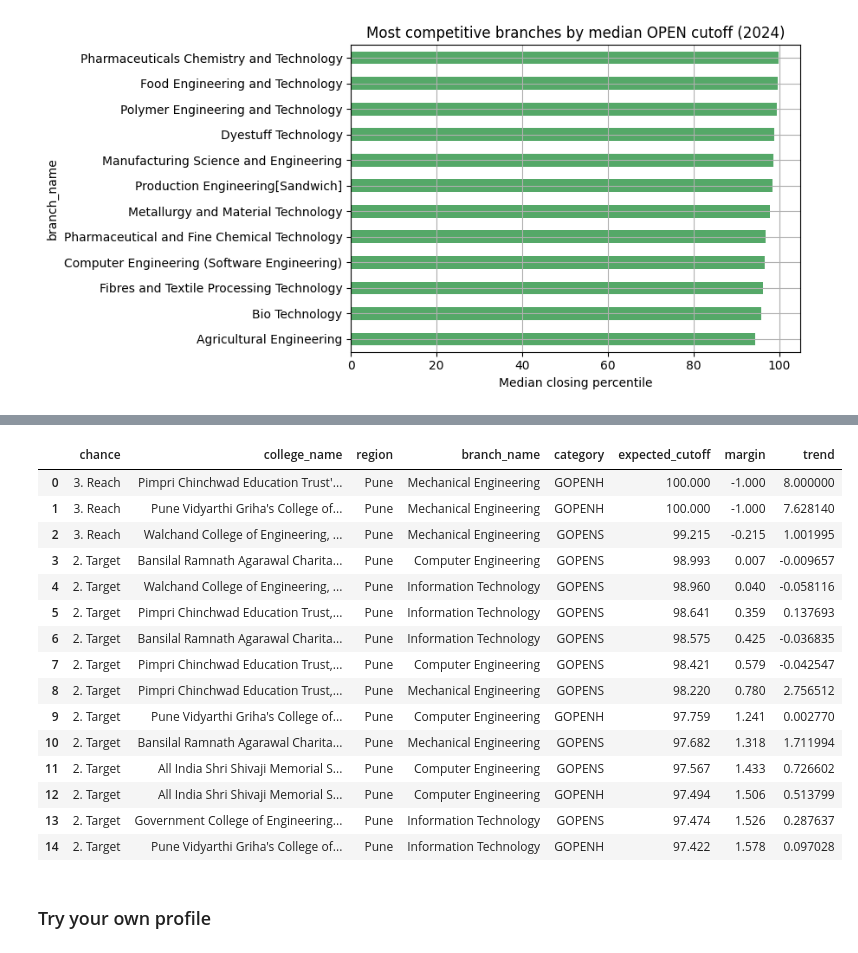
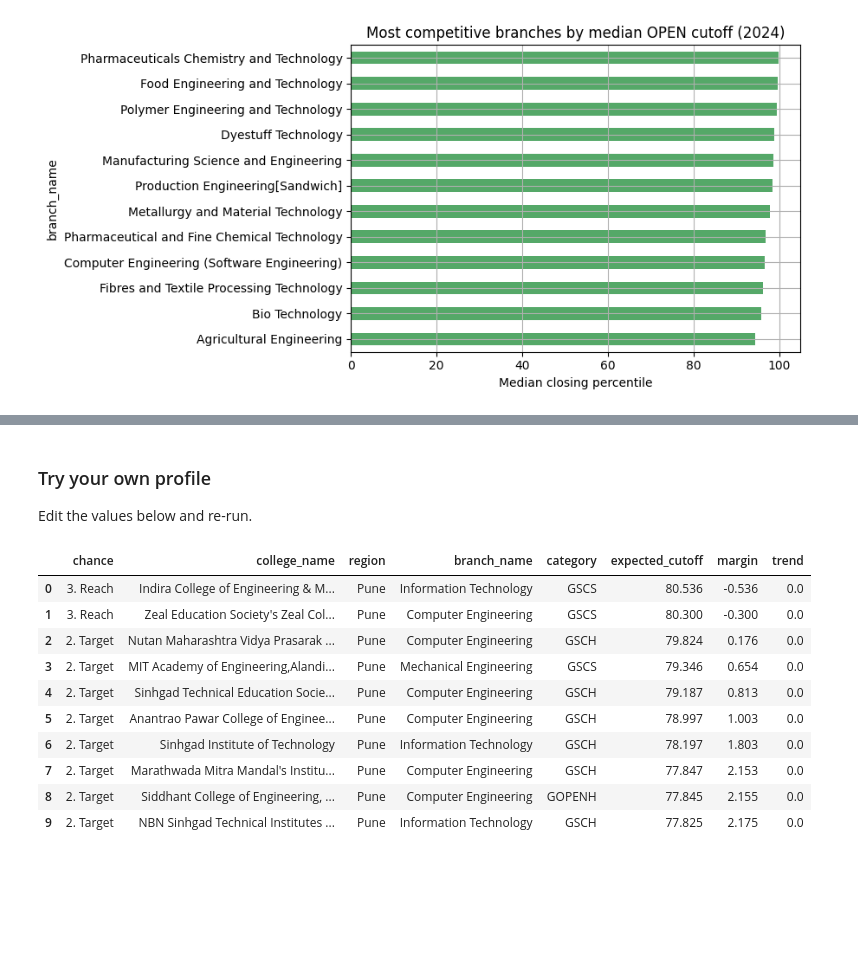
Before and after one commit to Abhishek-Jumale/mhtcet-college-predictor, a Jupyter notebook: mhtcet_college_predictor.ipynb, the cells around one changed output, grey strips where cells are left out. Drawn from its saved outputs; the diff is of its cells as text; code cells hidden in the pictures; blank space fills up the shorter version.

```diff
--- a/mhtcet_college_predictor.ipynb
+++ b/mhtcet_college_predictor.ipynb
@@ -159,20 +198,26 @@ def build_expected_cutoff(df):
         out['expected_cutoff'] = out['closing_percentile']
         out['trend'] = 0.0
         return out
+
+    # pivot years to columns to compute per-key drift
     piv = df.pivot_table(index=KEY, columns='year', values='closing_percentile')
     yrs = sorted(piv.columns)
-    drift = piv[yrs].diff(axis=1).median(axis=1).clip(-8, 8)
+    drift = piv[yrs].diff(axis=1).median(axis=1)          # median year-over-year change
+    drift = drift.clip(-8, 8)                              # cap implausible swings from sparse history
     last_val = piv[yrs].ffill(axis=1)[yrs[-1]]
     expected = (last_val + drift).clip(0, 100)
+
     proj = pd.DataFrame({'expected_cutoff': expected, 'trend': drift}).reset_index()
-    meta = (df[df.year == latest][KEY + ['college_name','branch_name','seat_type','region']]
+    # attach names/seat_type from the latest year
+    meta = (df[df.year == latest][KEY + ['college_name','branch_name','seat_type']]
             .drop_duplicates(KEY))
     out = proj.merge(meta, on=KEY, how='left')
-    out['closing_percentile'] = last_val.reindex(out.set_index(KEY).index).values
+    out['closing_percentile'] = last_val.reindex(
+        out.set_index(KEY).index).values
     return out
 
 expected = build_expected_cutoff(df)
-print(f"Expected-cutoff table: {len(expected)} options "
+print(f"Expected-cutoff table built for {len(expected)} options "
       f"({'projected from trend' if df.year.nunique()>1 else 'latest year only'}).")
 expected.head()
 # %% [output]
@@ -191,13 +242,9 @@ competitive (highest cutoff) first. Optional `branch` (string or list) and `regi
 # %%
 def predict_colleges(percentile, social='OPEN', gender='male', home_university=True,
-                     branch=None, region=None, reach=1.0, safe=4.0,
-                     ascending=False, top_n=None, table=expected):
-    """Predict reachable college-branch options for a student.
-
-    branch : str or list of substrings, e.g. ['Computer Engineering', 'Information Technology']
-    region : 'Pune', 'Mumbai', 'Nagpur', 'Nashik', 'Amravati', 'Chhatrapati Sambhajinagar'
-    ascending : False -> most competitive first; True -> easiest-to-get first
-    """
+                     branch=None, region=None, reach=1.0, target=2.0, safe=4.0,
+                     top_n=None, table=expected):
+    """branch: substring of branch name. region: e.g. 'Pune', 'Mumbai', 'Nagpur',
+    'Nashik', 'Amravati', 'Chhatrapati Sambhajinagar'."""
     codes = eligible_categories(social, gender, home_university)
     d = table[table.category.isin(codes) & table.expected_cutoff.notna()].copy()
 
@@ -210,19 +257,21 @@ def predict_colleges(percentile, social='OPEN', gender='male', home_university=T
 
     d = (d.sort_values('expected_cutoff')
            .groupby(['college_code', 'branch_code'], as_index=False).first())
+
     d['margin'] = percentile - d['expected_cutoff']
     d = d[d['margin'] >= -reach]
 
     def band(m):
-        if m >= safe: return '1. Safe'
-        if m >= 0:    return '2. Target'
+        if m >= safe:   return '1. Safe'
+        if m >= 0:      return '2. Target'
         return '3. Reach'
     d['chance'] = d['margin'].apply(band)
 
-    cols = ['chance','college_name','region','branch_name','category','expected_cutoff','margin']
+    cols = ['chance', 'college_name', 'region', 'branch_name', 'category', 'expected_cutoff', 'margin']
     if 'trend' in d.columns:
         cols.append('trend')
-    out = d[cols].sort_values('expected_cutoff', ascending=ascending).reset_index(drop=True)
+    out = (d[cols].sort_values('expected_cutoff', ascending=False)
+                 .reset_index(drop=True))
     out['expected_cutoff'] = out['expected_cutoff'].round(3)
     out['margin'] = out['margin'].round(3)
     return out.head(top_n) if top_n else out
@@ -231,28 +308,23 @@ def predict_colleges(percentile, social='OPEN', gender='male', home_university=T
+# %% [markdown]
+### Try your own profile
+Edit the values below and re-run.
 # %%
 predict_colleges(
-    percentile=99.0,
-    social='OPEN',
+    percentile=80.0,
+    social='SC',
     gender='male',
     branch=['Information Technology', 'Computer Engineering', 'Mechanical Engineering'],
     region='Pune',
-    home_university=True,
-).head(15)
+).head(10)
 # %% [output]
 |  | chance | college_name | region | branch_name | category | expected_cutoff | margin | trend |
-| 0 | 3. Reach | Pimpri Chinchwad Education Trust'... | Pune | Mechanical Engineering | GOPENH | 100.000 | -1.000 | 8.000000 |
-| 1 | 3. Reach | Pune Vidyarthi Griha's College of... | Pune | Mechanical Engineering | GOPENH | 100.000 | -1.000 | 7.628140 |
-| 2 | 3. Reach | Walchand College of Engineering, ... | Pune | Mechanical Engineering | GOPENS | 99.215 | -0.215 | 1.001995 |
-| 3 | 2. Target | Bansilal Ramnath Agarawal Charita... | Pune | Computer Engineering | GOPENS | 98.993 | 0.007 | -0.009657 |
-| 4 | 2. Target | Walchand College of Engineering, ... | Pune | Information Technology | GOPENS | 98.960 | 0.040 | -0.058116 |
-| 5 | 2. Target | Pimpri Chinchwad Education Trust,... | Pune | Information Technology | GOPENS | 98.641 | 0.359 | 0.137693 |
-| 6 | 2. Target | Bansilal Ramnath Agarawal Charita... | Pune | Information Technology | GOPENS | 98.575 | 0.425 | -0.036835 |
-| 7 | 2. Target | Pimpri Chinchwad Education Trust,... | Pune | Computer Engineering | GOPENS | 98.421 | 0.579 | -0.042547 |
-| 8 | 2. Target | Pimpri Chinchwad Education Trust,... | Pune | Mechanical Engineering | GOPENS | 98.220 | 0.780 | 2.756512 |
-| 9 | 2. Target | Pune Vidyarthi Griha's College of... | Pune | Computer Engineering | GOPENH | 97.759 | 1.241 | 0.002770 |
-| 10 | 2. Target | Bansilal Ramnath Agarawal Charita... | Pune | Mechanical Engineering | GOPENS | 97.682 | 1.318 | 1.711994 |
-| 11 | 2. Target | All India Shri Shivaji Memorial S... | Pune | Computer Engineering | GOPENS | 97.567 | 1.433 | 0.726602 |
-| 12 | 2. Target | All India Shri Shivaji Memorial S... | Pune | Computer Engineering | GOPENH | 97.494 | 1.506 | 0.513799 |
-| 13 | 2. Target | Government College of Engineering... | Pune | Information Technology | GOPENS | 97.474 | 1.526 | 0.287637 |
-| 14 | 2. Target | Pune Vidyarthi Griha's College of... | Pune | Information Technology | GOPENH | 97.422 | 1.578 | 0.097028 |
+| 0 | 3. Reach | Indira College of Engineering & M... | Pune | Information Technology | GSCS | 80.536 | -0.536 | 0.0 |
+| 1 | 3. Reach | Zeal Education Society's Zeal Col... | Pune | Computer Engineering | GSCS | 80.300 | -0.300 | 0.0 |
+| 2 | 2. Target | Nutan Maharashtra Vidya Prasarak ... | Pune | Computer Engineering | GSCH | 79.824 | 0.176 | 0.0 |
+| 3 | 2. Target | MIT Academy of Engineering,Alandi... | Pune | Mechanical Engineering | GSCS | 79.346 | 0.654 | 0.0 |
+| 4 | 2. Target | Sinhgad Technical Education Socie... | Pune | Computer Engineering | GSCH | 79.187 | 0.813 | 0.0 |
+| 5 | 2. Target | Anantrao Pawar College of Enginee... | Pune | Computer Engineering | GSCH | 78.997 | 1.003 | 0.0 |
+| 6 | 2. Target | Sinhgad Institute of Technology | Pune | Information Technology | GSCH | 78.197 | 1.803 | 0.0 |
+| 7 | 2. Target | Marathwada Mitra Mandal's Institu... | Pune | Computer Engineering | GSCH | 77.847 | 2.153 | 0.0 |
+| 8 | 2. Target | Siddhant College of Engineering, ... | Pune | Computer Engineering | GOPENH | 77.845 | 2.155 | 0.0 |
+| 9 | 2. Target | NBN Sinhgad Technical Institutes ... | Pune | Information Technology | GSCH | 77.825 | 2.175 | 0.0 |
-# %% [markdown]
-### Try your own profile
```
Also changed, not shown: parts of 25 cells of this notebook.
